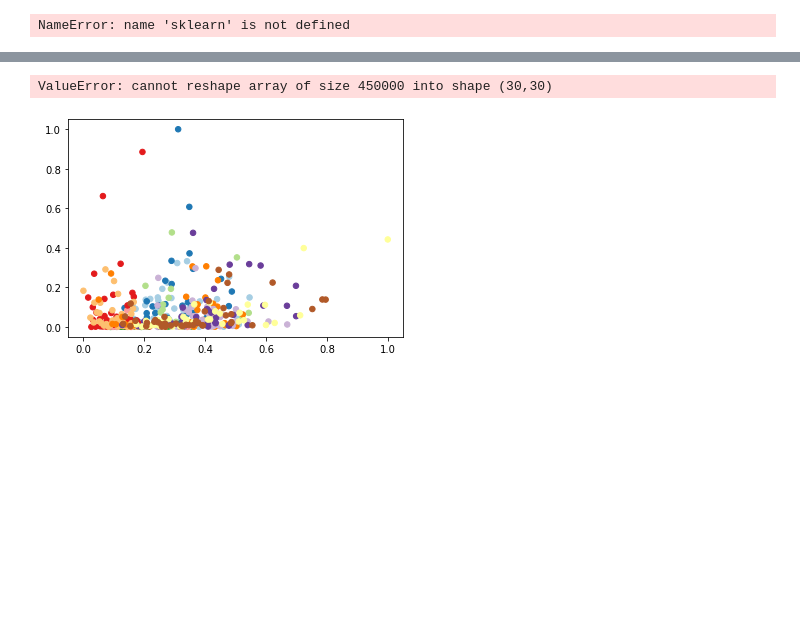
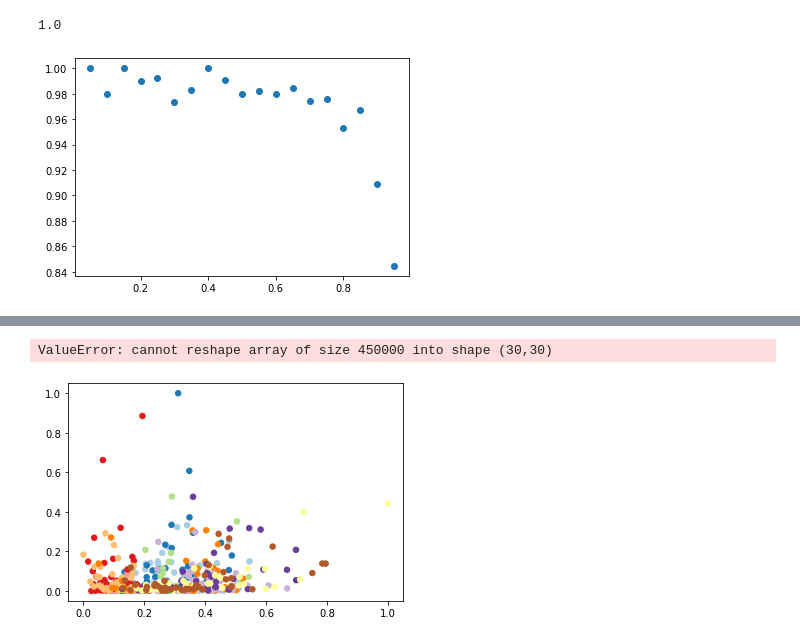
Before and after one commit to lm2-me/GEO5017Assignment2, a Jupyter notebook: SVM_linear.ipynb, the cells around one changed output, grey strips where cells are left out. Cells and saved outputs as stored; diff of their text form; code cells hidden in the pictures; blank space fills up the shorter version.

```diff
--- a/SVM_linear.ipynb
+++ b/SVM_linear.ipynb
@@ -1,4 +1,6 @@
 # %%
+import numpy as np
+
 cwd = os.getcwd()
 
 print(cwd)
@@ -6,10 +8,10 @@ print(cwd)
 # np.savetxt('features_norm.csv', normalized_object_features, delimiter=',')
 dataload = np.loadtxt('features_norm.csv', delimiter=',')
 
-X, y = np.array(dataload[:,1:6]) , dataload[:,0]
+# X, y = np.array(dataload[:,1:6]) , dataload[:,0]
 
 features_only = dataload[:,1:]
 
-print(X)
+y_true = np.loadtxt('y_true.csv', dtype=str)
 # %% [output]
 c:\Users\sebas\Documents\GitHub\GEO5017A2
@@ -29,4 +18,65 @@ c:\Users\sebas\Documents\GitHub\GEO5017A2
 # %%
 #Redo myself, split data in train and predict manually. Just ot see if model works with multiple features, more than two!
+from sklearn.model_selection import train_test_split
+from sklearn import svm
+
+X = features_only
+y = y_true
+
+X_train, X_test, y_train, y_test = train_test_split(X, y, test_size=0.4, random_state=42)
+
+
+classifier = svm.SVC(kernel='linear', C=1000)
+classifier.fit(X_train,y_train)
+
+y_pred = classifier.predict(X_test)
+metrics.accuracy_score(y_test, y_pred)
 # %% [output]
-NameError: name 'sklearn' is not defined
+1.0
+# %%
+test_avg = np.zeros(19)
+AO_avg = np.zeros(19)
+
+for i in range(0,1):
+
+
+    test_size_record = []
+    AO = []
+
+    test_size = 0
+    while test_size < 0.95:
+        test_size += 0.05
+        X_train, X_test, y_train, y_test = train_test_split(X, y, test_size=test_size)
+
+        classifier = svm.SVC(kernel='linear', C=1000)
+        classifier.fit(X_train,y_train)
+
+        y_pred = classifier.predict(X_test)
+        accuracy = metrics.accuracy_score(y_test, y_pred)
+
+        test_size_record.append(test_size)
+        AO.append(accuracy)
+        # print(test_size)
+
+#     test_avg = np.append(test_avg,np.array(test_size_record))
+#     AO_avg = np.append(AO_avg,np.array(AO))
+
+# new = np.mean(np.split(AO_avg, 19), axis=1)
+# new_test = np.mean(np.split(test_avg, 19), axis=1)
+
+# print(new_test)
+# # print(np.mean(new, axis=1))
+# # print('\n')
+# # print(new)
+
+# import matplotlib.pyplot as plt
+
+# plt.scatter(new_test, new)
+# plt.show()
+
+import matplotlib.pyplot as plt
+
+plt.scatter(test_size_record, AO)
+plt.show()
+# %% [output]
+[figure, added]
```
Also changed, not shown: parts of 3 cells of this notebook.
